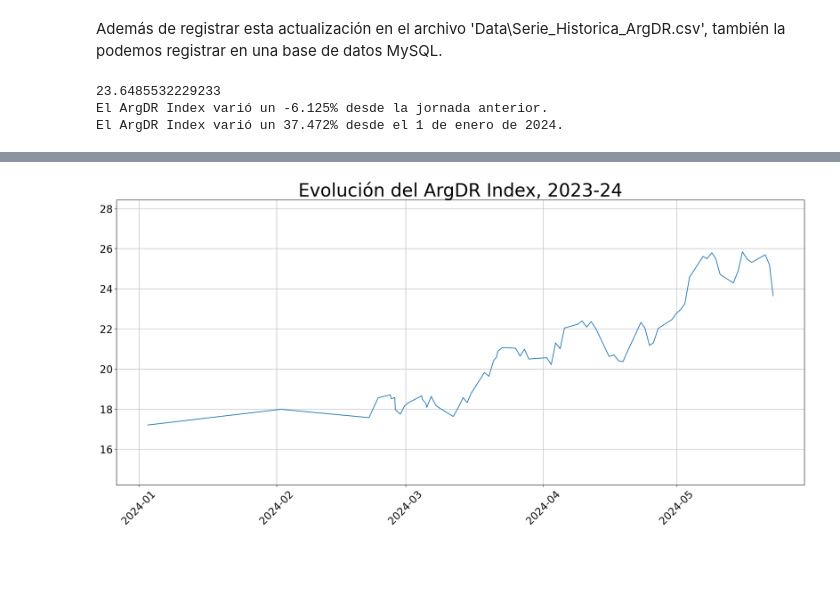
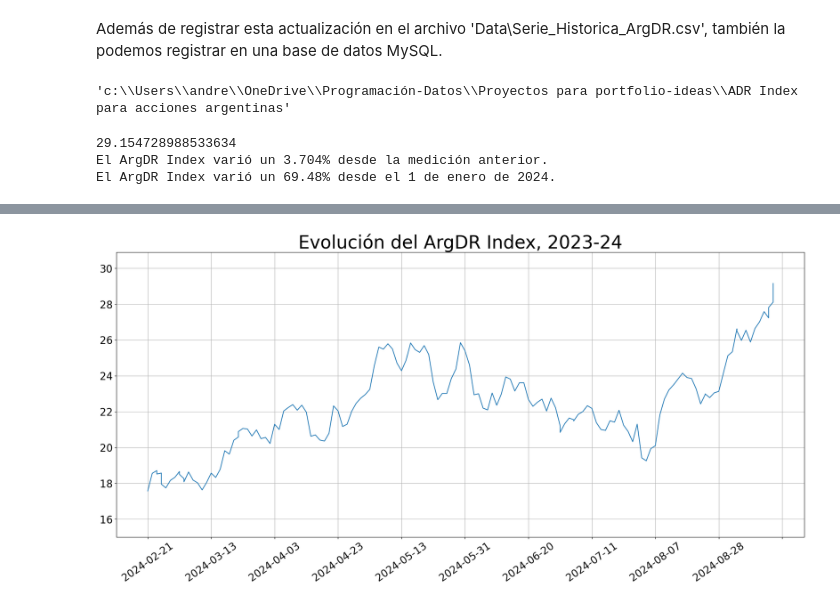
Before and after one commit to andres-fern/argdr, a Jupyter notebook: ArgDR_index.ipynb, the cells around one changed output, grey strips where cells are left out. Saved outputs shown, nothing was run; the diff lists cells and outputs as text; code cells hidden in the pictures; blank space fills up the shorter version.

Commit message:
Cambios de formato y gráfico
-Se cambió a formato fecha la serie con la que se grafica el índice
-Cambios de formato visual del gráfico (grosor de línea y espaciado de las marcas al eje X)

```diff
--- a/ArgDR_index.ipynb
+++ b/ArgDR_index.ipynb
@@ -302,2 +378,6 @@ registrar(latest)
 # %% [markdown]
 Además de registrar esta actualización en el archivo 'Data\Serie_Historica_ArgDR.csv', también la podemos registrar en una base de datos MySQL.
+# %%
+os.getcwd()
+# %% [output]
+'c:\\Users\\andre\\OneDrive\\Programación-Datos\\Proyectos para portfolio-ideas\\ADR Index para acciones argentinas'
@@ -325,49 +398,52 @@ cnx.close()
 # %%
-import mysql.connector as sql
 import pandas as pd
-
-cnx = sql.connect(user = 'root', password = '', host = 'localhost', database = 'argdr')
-cursor = cnx.cursor()
+import sqlite3
+# Connect to the SQLite database
+conn = sqlite3.connect('Data/argdr_seriehistorica.db')
+cursor = conn.cursor()
+# Fetch data from the table
 cursor.execute('SELECT * FROM argdr_seriehistorica')
 result = cursor.fetchall()
-result = pd.DataFrame(result, )
-result.rename(columns={0: 'Fecha', 1: 'Valor'}, inplace=True)
+result = pd.DataFrame(result, columns=['Fecha', 'Valor'])
 result.set_index('Fecha', inplace=True)
+# Close the connection
 cursor.close()
-cnx.close()
-#result
+conn.close()
 # %%
 serievalores = list(pd.Series(result['Valor']))
 print(serievalores[-1])
 variacion_pct_ultima = ((serievalores[-1]/serievalores[-2])-1)*100
 variacion_pct_20240101 = ((serievalores[-1]/serievalores[1])-1)*100
 
-print(f'El ArgDR Index varió un {round(variacion_pct_ultima, 3)}% desde la jornada anterior.')
+print(f'El ArgDR Index varió un {round(variacion_pct_ultima, 3)}% desde la medición anterior.')
 print(f'El ArgDR Index varió un {round(variacion_pct_20240101, 3)}% desde el 1 de enero de 2024.')
 # %% [output]
-23.6485532229233
-El ArgDR Index varió un -6.125% desde la jornada anterior.
-El ArgDR Index varió un 37.472% desde el 1 de enero de 2024.
+29.154728988533634
+El ArgDR Index varió un 3.704% desde la medición anterior.
+El ArgDR Index varió un 69.48% desde el 1 de enero de 2024.
 # %%
 from matplotlib import pyplot as plt
+import numpy as np
 
 
 dates = result.index
+dates = [t[:10] for t in dates]
 dates = pd.Series(dates)
 values = result['Valor']
 values = pd.Series(values)
 
 print(values)
 
-startdate = '2024-01-01 00:00:00'
+startdate = '2024-02-20'
 
 plt.figure(figsize=(24,10))
 plt.plot(dates[(dates>=startdate)], values[(values.index>=startdate)])
 plt.title('Evolución del ArgDR Index, 2023-24', fontsize = 35)
 plt.yticks(fontsize = 20)
-plt.xticks(fontsize = 20, rotation = 45)
+plt.xticks(fontsize = 20, rotation = 35
+           , ticks=np.arange(0, len(values), step = 14))
 plt.grid()
-plt.ylim(values.min() * 0.9 , values.max() * 1.1)
+plt.ylim(values.min() * 0.95 , values.max() * 1.06)
 plt.show()
 # %% [output]
 Fecha
@@ -386 +462 @@ Name: Valor, Length: 73, dtype: float64
-[figure, old version]
+[figure, new version]
```
Also changed, not shown: parts of 15 cells of this notebook.
